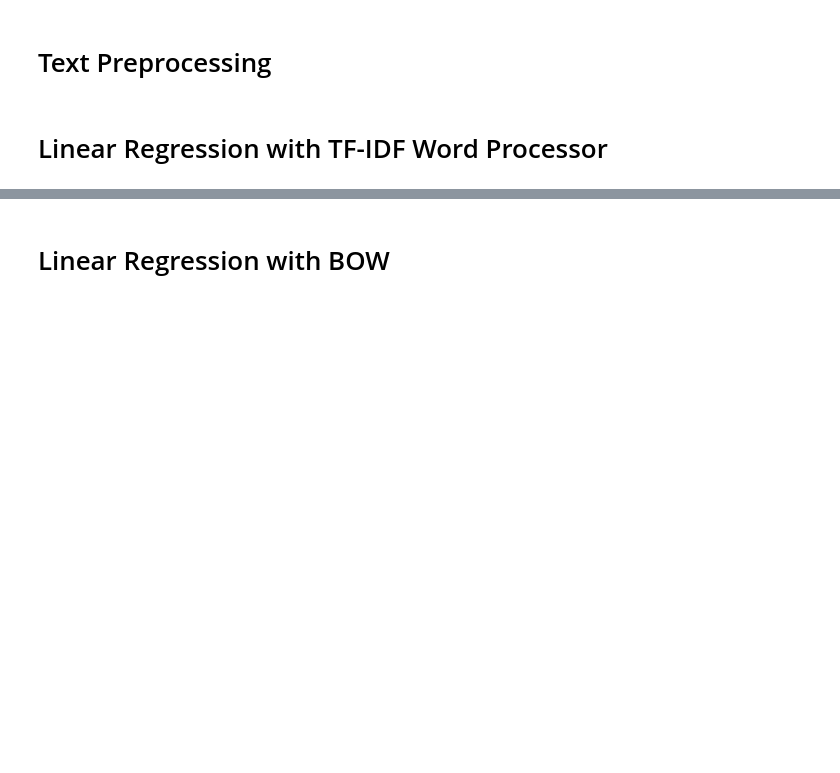
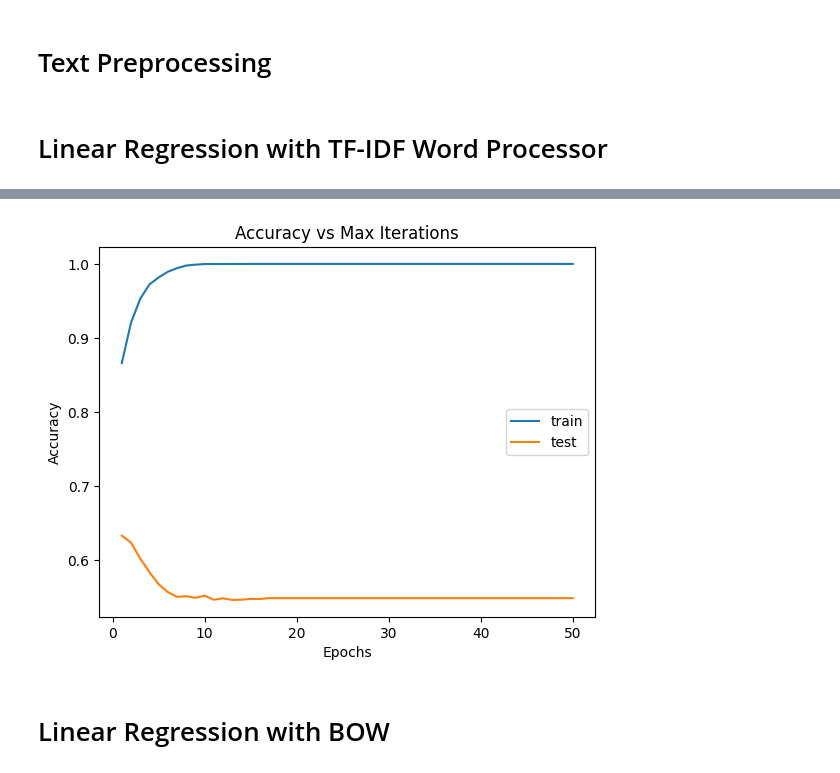
Before and after one commit to abdeliibrahim/ecs271_project, a Jupyter notebook: project.ipynb, the cells around one changed output, grey strips where cells are left out. Cells and saved outputs as stored; diff of their text form; code cells hidden in the pictures; blank space fills up the shorter version.

```diff
--- a/project.ipynb
+++ b/project.ipynb
@@ -114,3 +159,18 @@ weighted avg       0.57      0.51      0.37      4160
+# %%
+import matplotlib.pyplot as plt
+
+iterations = list(range(1, 51))
+plt.plot(iterations, train_accuracies, label = "train")
+plt.plot(iterations, test_accuracies, label = "test")
+
+plt.xlabel("Epochs")
+plt.ylabel("Accuracy")
+plt.title("Accuracy vs Max Iterations")
+plt.legend()
+
+plt.show()
+# %% [output]
+[figure, added]
 # %% [markdown]
 # Linear Regression with BOW
 # %%
```
Also changed, not shown: parts of 2 cells of this notebook.
